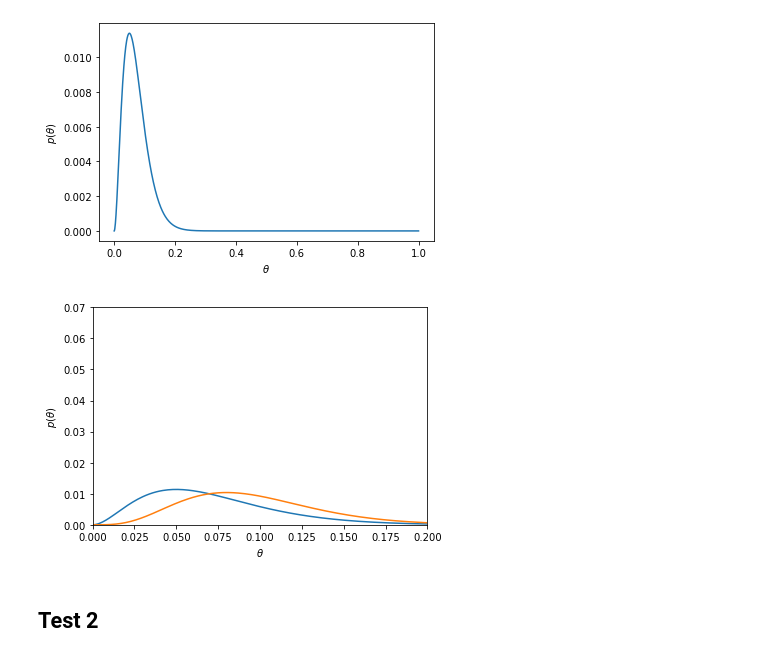
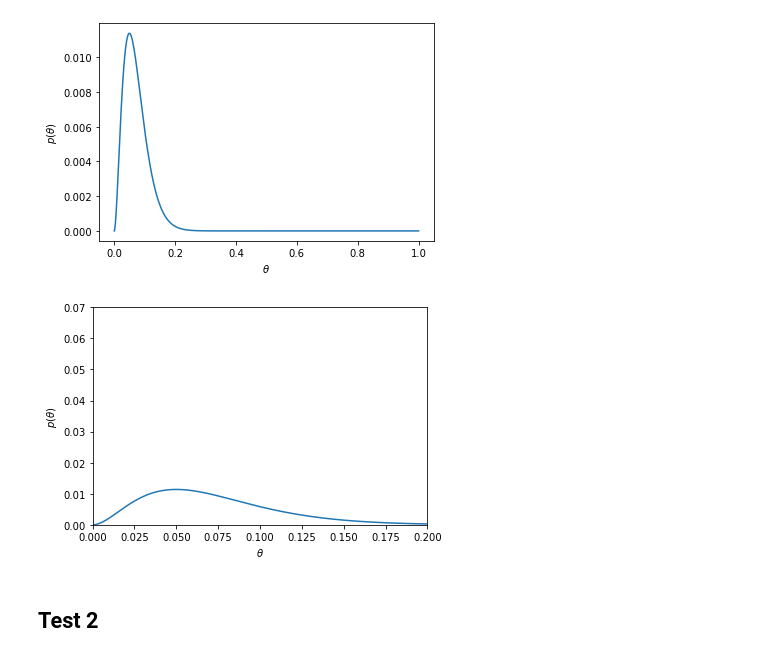
Before and after one commit to rosiananatalie/cs702-computational-interaction, a Jupyter notebook: lec01_ab/abtest.ipynb, the cells around one changed output. Cells and saved outputs as stored; diff of their text form; code cells hidden in the pictures.

```diff
--- a/lec01_ab/abtest.ipynb
+++ b/lec01_ab/abtest.ipynb
@@ -85,29 +85,29 @@ plt.show()
 # %%
 p_a = np.array([1 / len(thetas) for _ in thetas])
 purchase_a = 2
 nopurchase_a = 38
 for _ in range(purchase_a):
     p_a = posterior(1, p_a)
 for _ in range(nopurchase_a):
     p_a = posterior(0, p_a)
 plt.plot(thetas, p_a)
 
 p_b = np.array([1 / len(thetas) for _ in thetas])
 purchase_b = 4
 nopurchase_b = 46
 for _ in range(purchase_b):
     p_b = posterior(1, p_b)
 for _ in range(nopurchase_b):
     p_b = posterior(0, p_b)
 
-plt.plot(thetas, p_b)
+# plt.plot(thetas, p_b)
 plt.xlabel(r'$\theta$')
 plt.ylabel(r'$p(\theta)$')
 plt.xlim([0, 0.2])
 plt.ylim([0, 0.07])
 plt.show()
 # %% [output]
-[figure, old version]
+[figure, new version]
 # %% [markdown]
 ## Test 2
 # %%
```
Also changed, not shown: parts of 1 cell of this notebook, 6 other files.
